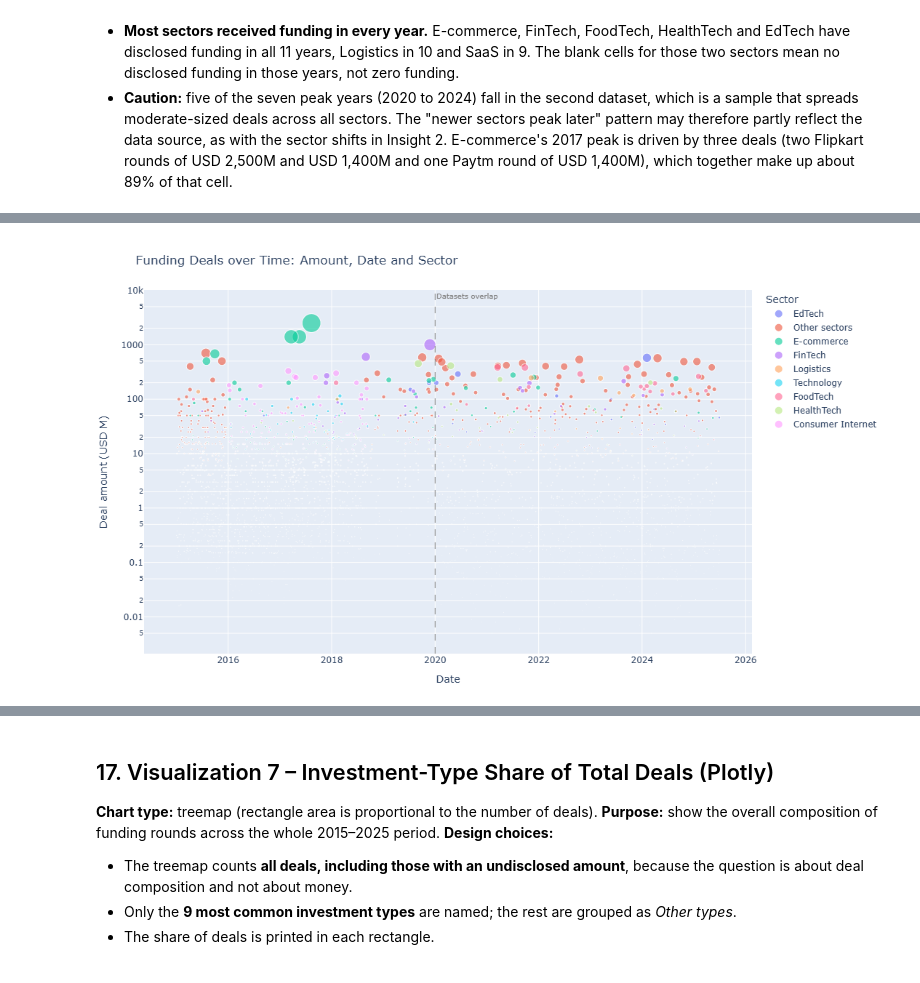
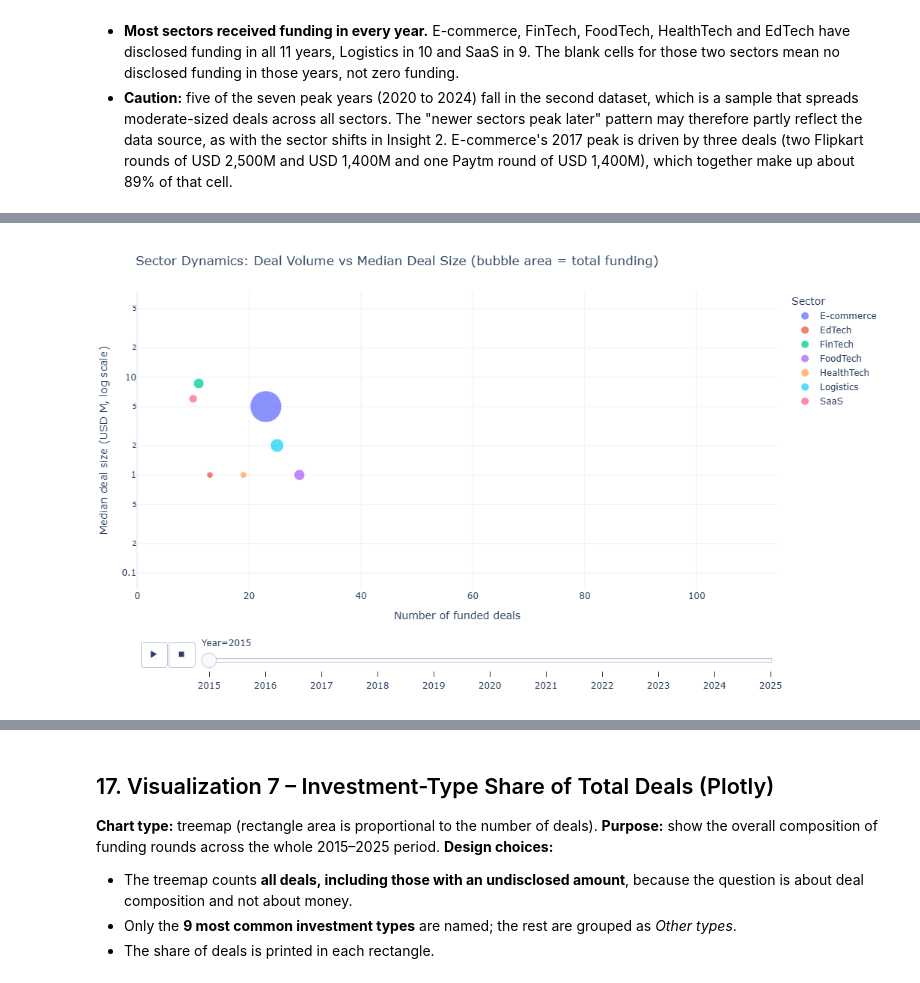
Before and after one commit to srinithi-karunakaran/india-startup-funding-analysis, a Jupyter notebook: startup_funding_analysis.ipynb, the cells around one changed output, grey strips where cells are left out. Drawn from its saved outputs; the diff is of its cells as text; code cells hidden in the pictures.

```diff
--- a/startup_funding_analysis.ipynb
+++ b/startup_funding_analysis.ipynb
@@ -1136,24 +1095,33 @@ display(peak)
 # %%
-sector_counts = funded["Industry_Clean"].value_counts()
-top_sectors = [s for s in sector_counts.index if s not in UNKNOWN][:8]
-d6 = funded.assign(Sector=np.where(funded["Industry_Clean"].isin(top_sectors),
-                                   funded["Industry_Clean"], "Other sectors"))
+# Industries present in both datasets (`common`) – same rule as Visualizations 2 and 5
+ind6 = funded[funded["Industry_Clean"].isin(common)]
+
+g6 = (ind6.groupby(["Year", "Industry_Clean"])
+          .agg(Deals=("Startup", "count"),
+               Median_M=("Amount_M", "median"),
+               Total_M=("Amount_M", "sum"))
+          .reset_index()
+          .rename(columns={"Industry_Clean": "Sector"}))
+g6 = g6[g6["Deals"] >= 3].sort_values("Year")        # skip unreliable medians
 
 fig = px.scatter(
-    d6, x="Date", y="Amount_M", color="Sector", size="Amount_M", size_max=26,
-    opacity=0.6, log_y=True, hover_name="Startup",
-    hover_data={"Stage": True, "City_Clean": True, "Amount_M": ":,.2f",
-                "Date": "|%d %b %Y", "Sector": False},
-    labels={"Amount_M": "Deal amount (USD M)", "City_Clean": "City"},
-    title="Funding Deals over Time: Amount, Date and Sector",
-    height=620,
-)
-fig.add_shape(type="line", x0="2020-01-01", x1="2020-01-01", y0=0, y1=1, yref="paper",
-              line=dict(dash="dash", color="gray", width=1))
-fig.add_annotation(x="2020-01-01", y=1, yref="paper", text="Datasets overlap", showarrow=False,
-                   xanchor="left", yanchor="top", font=dict(size=10, color="gray"))
-fig.update_layout(legend_title_text="Sector", margin=dict(t=70, r=10, l=10, b=10))
+    g6, x="Deals", y="Median_M", size="Total_M", color="Sector",
+    animation_frame="Year", animation_group="Sector",
+    log_y=True, size_max=60, hover_name="Sector",
+    hover_data={"Deals": True, "Median_M": ":,.2f", "Total_M": ":,.0f",
+                "Sector": False, "Year": False},
+    range_x=[0, g6["Deals"].max() * 1.1],                       # fixed axes for all frames
+    range_y=[g6["Median_M"].min() / 1.5, g6["Median_M"].max() * 1.5],
+    labels={"Deals": "Number of funded deals",
+            "Median_M": "Median deal size (USD M, log scale)",
+            "Total_M": "Total funding (USD M)"},
+    title="Sector Dynamics: Deal Volume vs Median Deal Size (bubble area = total funding)",
+    height=620)
+
+fig.update_traces(marker=dict(opacity=0.75, line=dict(width=1, color="white")))
+fig.layout.updatemenus[0].buttons[0].args[1]["frame"]["duration"] = 1000   # slower playback
+fig.update_layout(template="plotly_white", margin=dict(t=70, r=10, l=10, b=10))
 fig.show()
 # %% [output]
-[figure, old version]
+[figure, new version]
 # %%
```
Also changed, not shown: parts of 20 cells of this notebook, 1 other file.
